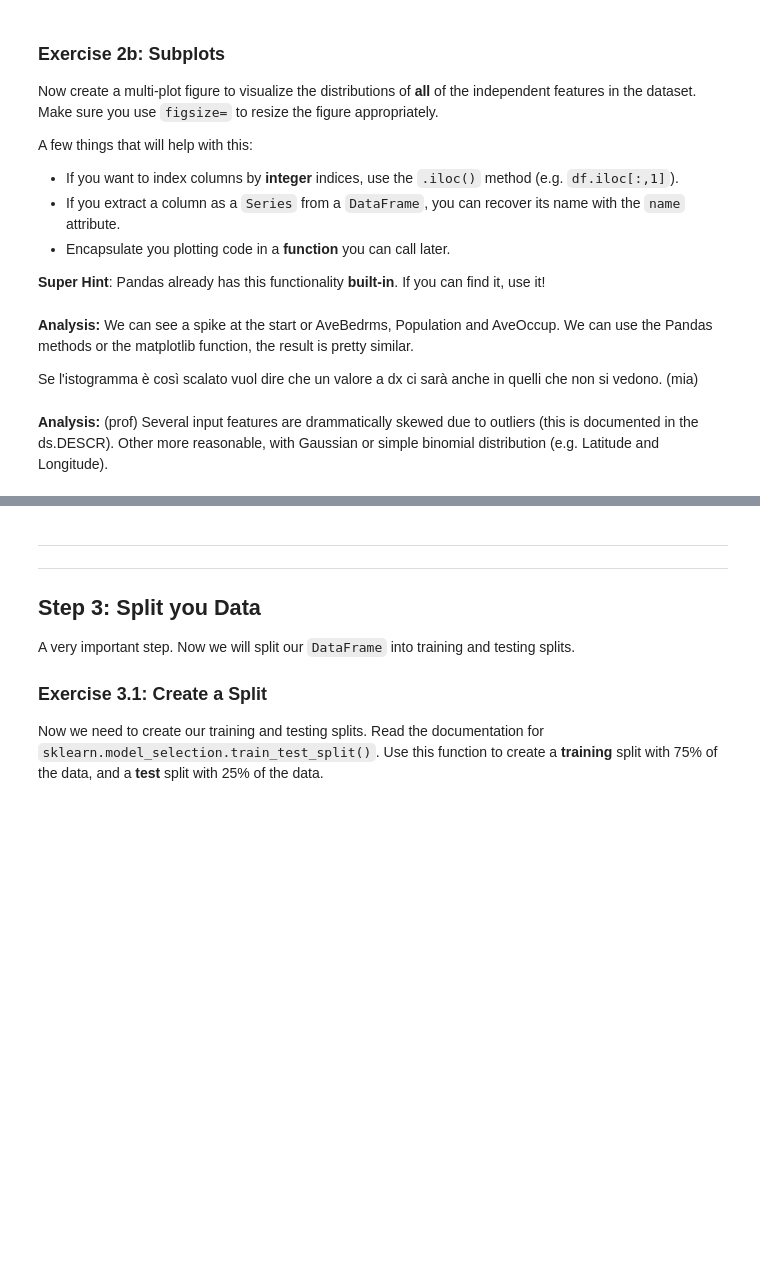
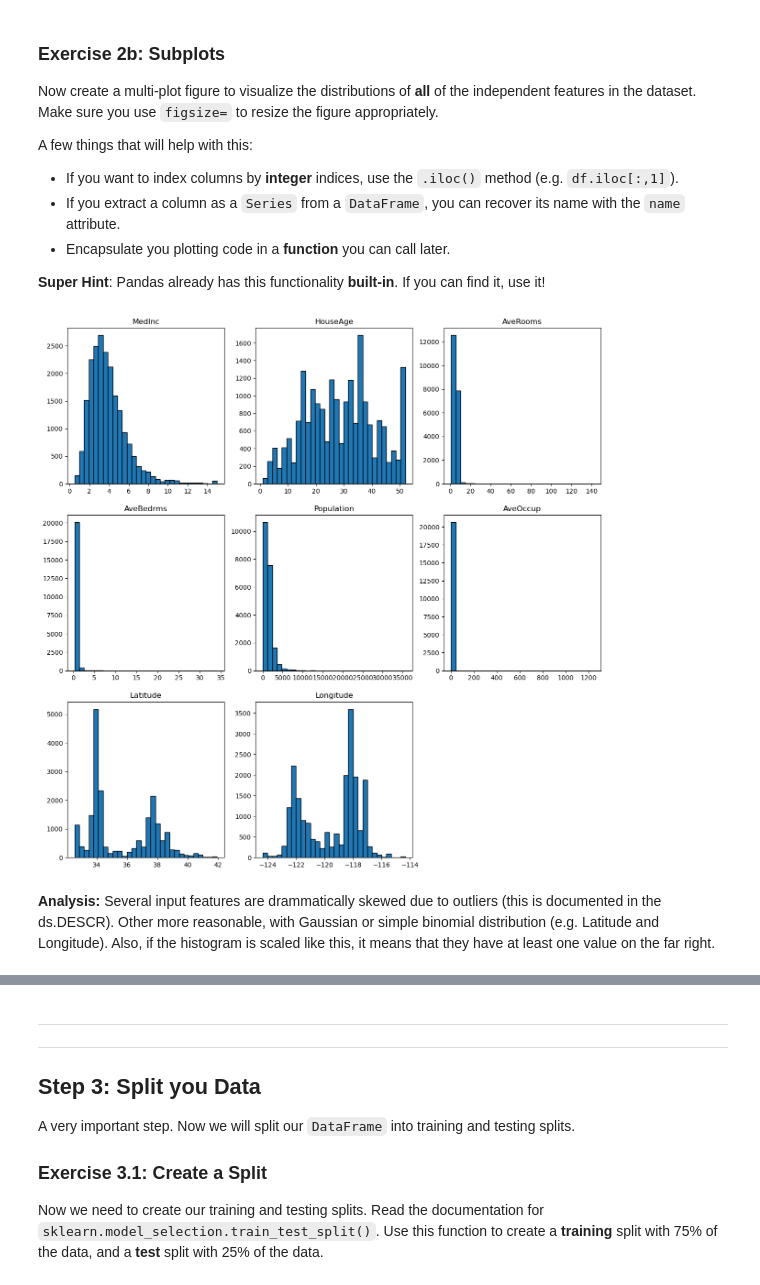
Before and after one commit to Cappetti99/FML, a Jupyter notebook: lab1/Lab1.ipynb, the cells around one changed output, grey strips where cells are left out. Saved outputs shown, nothing was run; the diff lists cells and outputs as text; code cells hidden in the pictures; blank space fills up the shorter version.

```diff
--- a/lab1/Lab1.ipynb
+++ b/lab1/Lab1.ipynb
@@ -157,15 +242,13 @@ df.Population.hist(bins=50, edgecolor='black') #pandas ha un metodo hist che per
 # %%
 plt.figure(figsize=(15, 15))
 for (i, col) in enumerate(df.columns):
     plt.subplot(3, 3, i+1)  # plot on grid 3x3
-    plt.hist(df[col], 30, edgecolor='white', color='lightblue')
+    plt.hist(df[col], 30, edgecolor='black')
     plt.title(df[col].name)
+# %% [output]
+[figure, added]
-# %% [markdown]
-**Analysis:** We can see a spike at the start or AveBedrms, Population and AveOccup.
-We can use the Pandas methods or the matplotlib function, the result is pretty similar.
-
-Se l'istogramma è così scalato vuol dire che un valore a dx ci sarà anche in quelli che non si vedono. (mia)
 # %% [markdown]
-**Analysis:** (prof) Several input features are drammatically skewed due to outliers (this is documented in the ds.DESCR). Other more reasonable, with Gaussian or simple binomial distribution (e.g. Latitude and Longitude).
+**Analysis:** Several input features are drammatically skewed due to outliers (this is documented in the ds.DESCR). Other more reasonable, with Gaussian or simple binomial distribution (e.g. Latitude and Longitude).
+Also, if the histogram is scaled like this, it means that they have at least one value on the far right.
 # %%
 plt.scatter(df.Longitude, df.Latitude, c=targets, cmap='hot')
```
Also changed, not shown: parts of 31 cells of this notebook.
